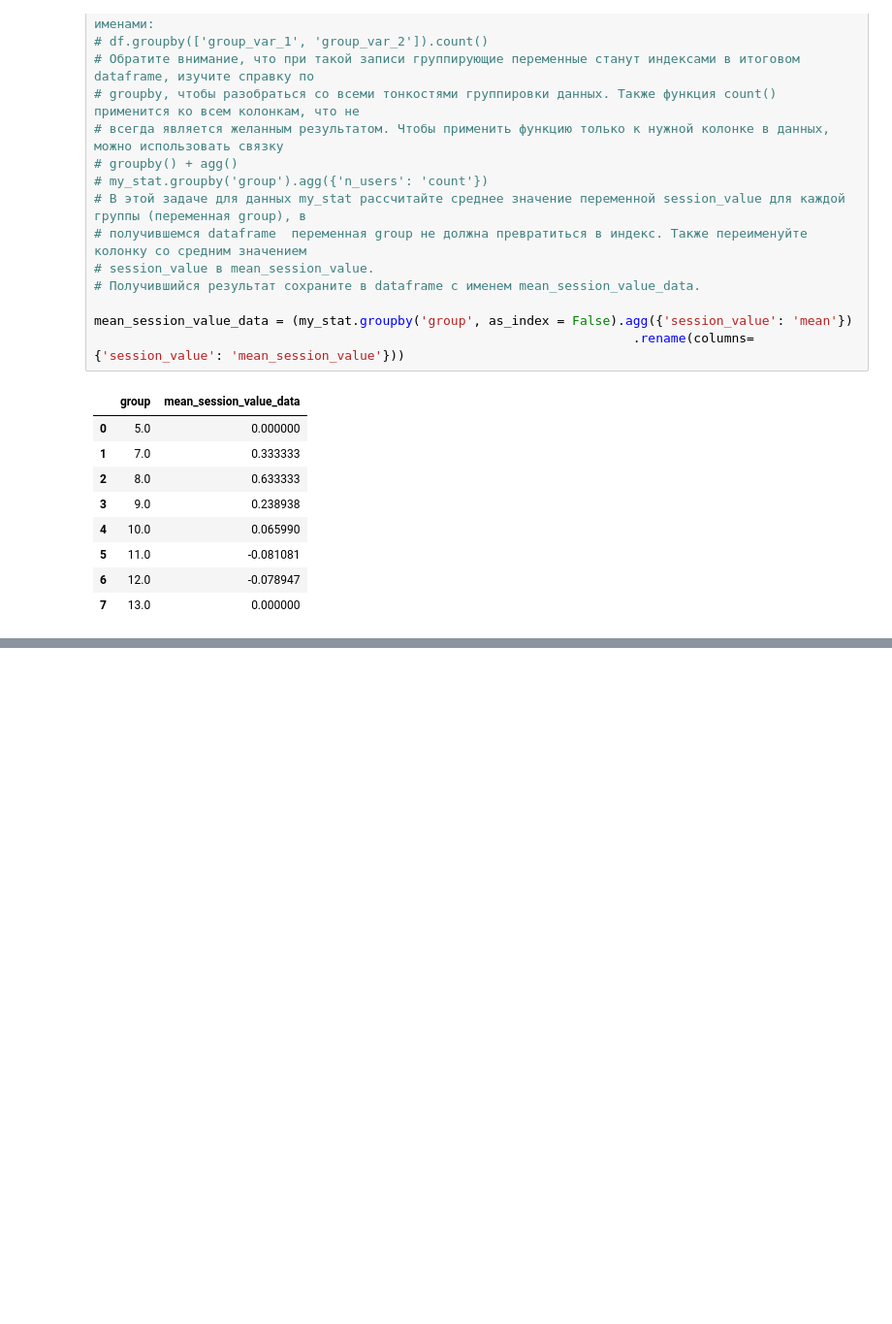
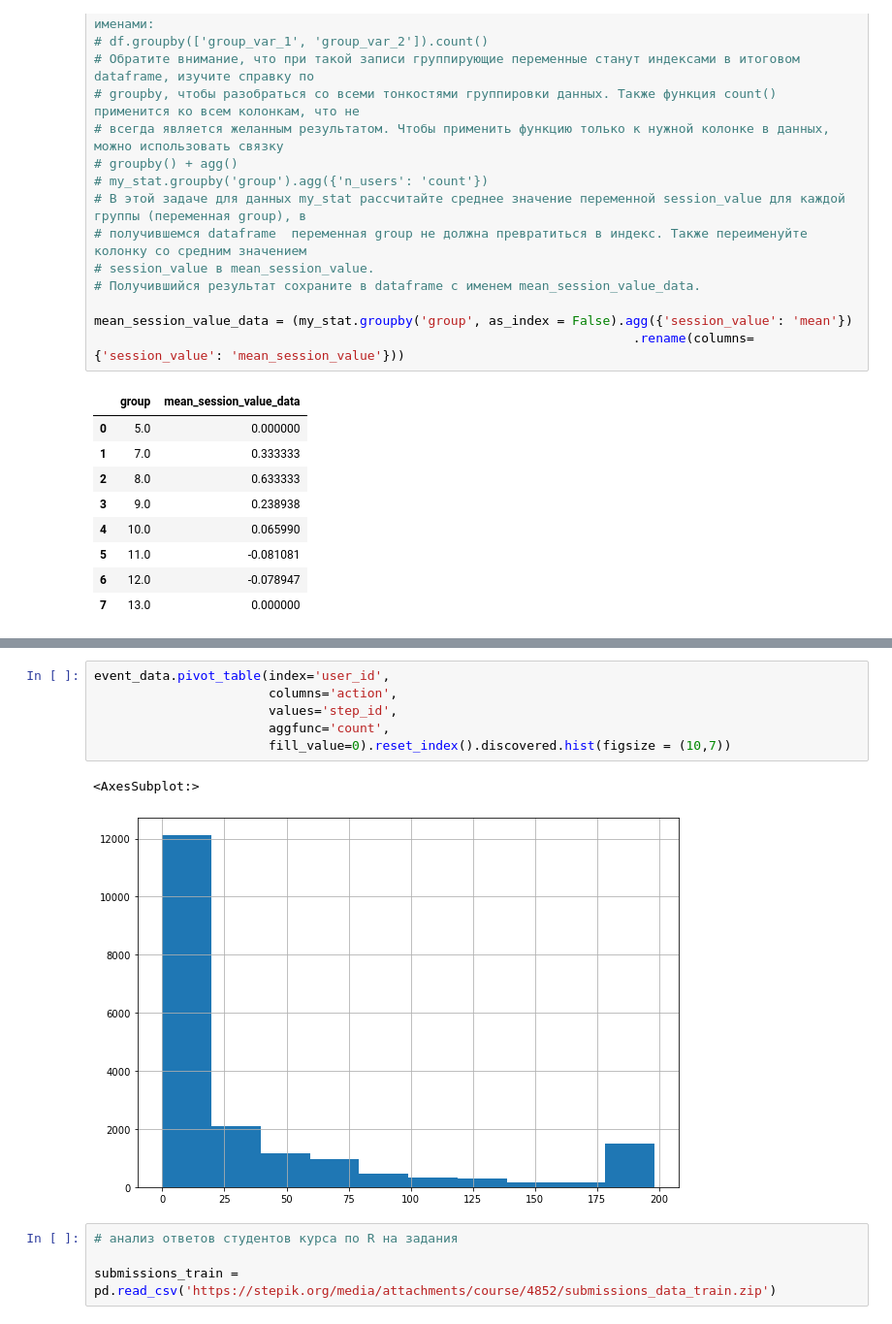
Before and after one commit to vavilovnv/Data-analysis, a Jupyter notebook: Intro to DS and ML/Intro.ipynb, the cells around one changed output, grey strips where cells are left out. Shown at 97% size. Saved outputs shown, nothing was run; the diff lists cells and outputs as text; blank space fills up the shorter version.

```diff
--- a/Intro to DS and ML/Intro.ipynb
+++ b/Intro to DS and ML/Intro.ipynb
@@ -692,0 +803,13 @@ mean_session_value_data = (my_stat.groupby('group', as_index = False).agg({'sess
+# %%
+event_data.pivot_table(index='user_id',
+                       columns='action',
+                       values='step_id',
+                       aggfunc='count',
+                       fill_value=0).reset_index().discovered.hist(figsize = (10,7))
+# %% [output]
+<AxesSubplot:>
+[figure, added]
+# %%
+# анализ ответов студентов курса по R на задания
+
+submissions_train = pd.read_csv('https://stepik.org/media/attachments/course/4852/submissions_data_train.zip')
```
Also changed, not shown: parts of 16 cells of this notebook.
